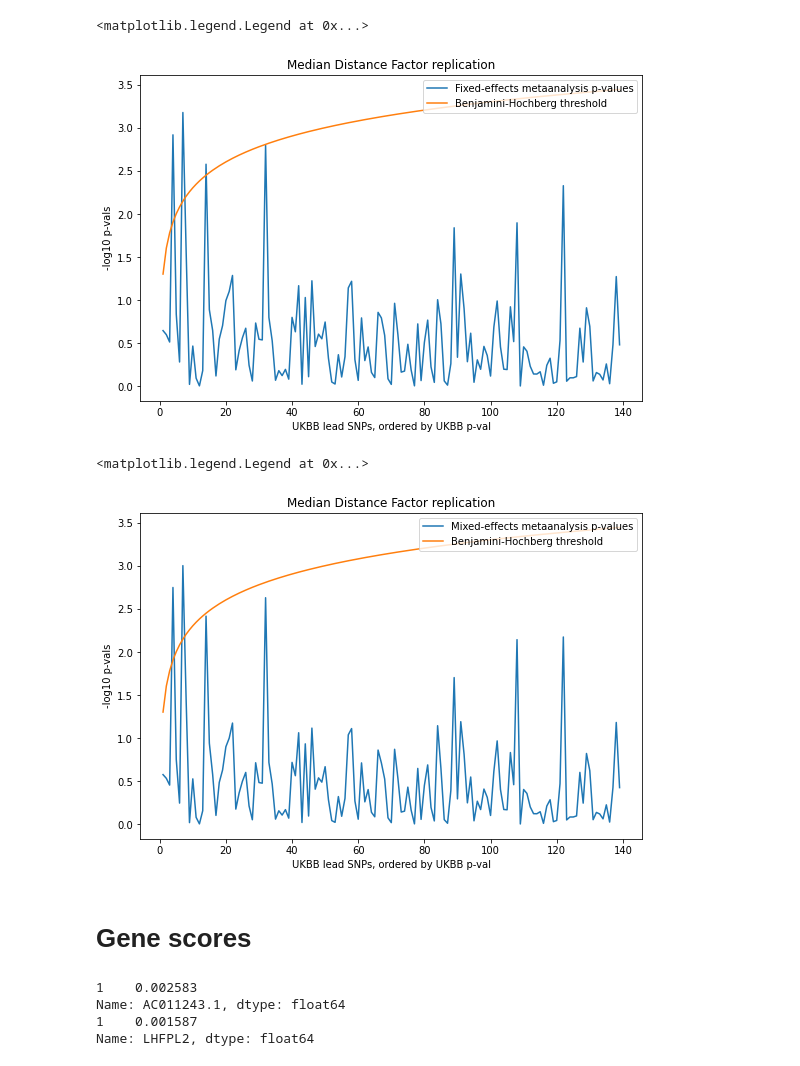
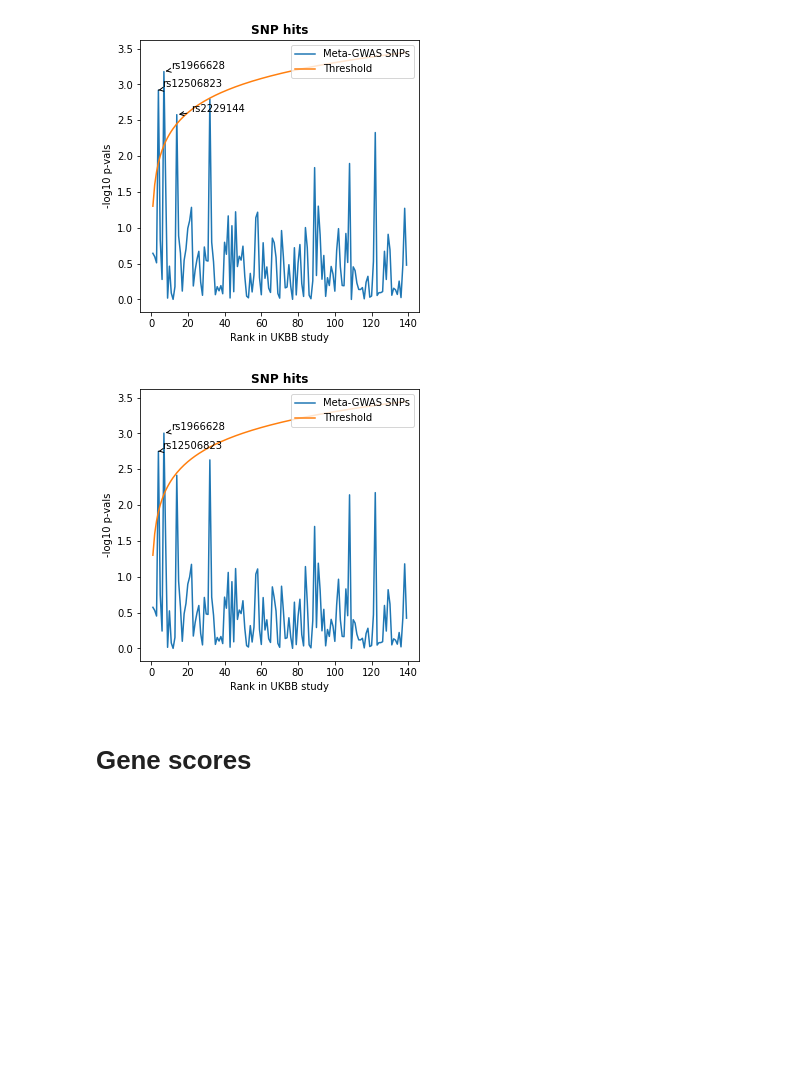
Before and after one commit to mjbeyeler/Stuff, a Jupyter notebook: colski_metaanalysis/colski_plots.ipynb, the cells around one changed output. Drawn from its saved outputs; the diff is of its cells as text; code cells hidden in the pictures; blank space fills up the shorter version.

Commit message:
colski plots

```diff
--- a/colski_metaanalysis/colski_plots.ipynb
+++ b/colski_metaanalysis/colski_plots.ipynb
@@ -4,7 +5,22 @@ import pandas as pd
 def get_bh_rows(df, p_col):
     i=1
     for j,row in df.iterrows():
-        if row[p_col] < 0.05/(i):
+        if row[p_col] <= 0.05/i:
             print(row)
         i=i+1
+
+def get_annotations(df, p_col):
+
+    x=[]
+    y=[]
+    txt = []
+    i=1
+    for j,row in df.iterrows():
+        if row[p_col] <= 0.05/i:
+            x.append(i)
+            y.append(row[p_col])
+            txt.append(df.index[i])
+        i=i+1
+
+    return x,y,txt
 # %%
@@ -22,29 +85,41 @@ df_me = df.loc[leadSNPs_sub]
 # %%
 from matplotlib import pyplot as plt
 import numpy as np
-plt.figure(figsize=[9,6])
+plt.figure(figsize=[5,5])
 plt.plot(range(1,df_fe.shape[0]+1),-np.log10(df_fe['P']))
 plt.plot(range(1,df_fe.shape[0]+1), -np.log10(0.05/np.linspace(1, df_fe.shape[0]+1, num=df_fe.shape[0])))
-plt.title("Median Distance Factor replication")
-plt.xlabel("UKBB lead SNPs, ordered by UKBB p-val")
+plt.title("SNP hits", fontweight='bold')
+plt.xlabel("Rank in UKBB study")
 plt.ylabel("-log10 p-vals")
-plt.legend(["Fixed-effects metaanalysis p-values", "Benjamini-Hochberg threshold"], loc='upper right')
+plt.legend(["Meta-GWAS SNPs", "Threshold"], loc='upper right')
+
+x,y,txt=get_annotations(df_fe,'P')
+
+for i,hit in enumerate(txt):
+    plt.annotate(hit, (x[i],-np.log10(y[i])), textcoords='offset points',arrowprops=dict(arrowstyle="->"))
+
+plt.savefig("/Users/mbeyele5/retina_tortuosity/output/GWAS_all/skipogh_DF_GWAS_Tanguy/fe_SNP_hits.tiff")
 # %% [output]
-<matplotlib.legend.Legend at 0x...>
-[figure, old version]
+[figure, new version]
 # %%
 from matplotlib import pyplot as plt
 import numpy as np
-plt.figure(figsize=[9,6])
+plt.figure(figsize=[5,5])
 plt.plot(range(1,df_me.shape[0]+1),-np.log10(df_me['P']))
 plt.plot(range(1,df_me.shape[0]+1), -np.log10(0.05/np.linspace(1, df_me.shape[0]+1, num=df_me.shape[0])))
-plt.title("Median Distance Factor replication")
-plt.xlabel("UKBB lead SNPs, ordered by UKBB p-val")
+plt.title("SNP hits", fontweight='bold')
+plt.xlabel("Rank in UKBB study")
 plt.ylabel("-log10 p-vals")
-plt.legend(["Mixed-effects metaanalysis p-values", "Benjamini-Hochberg threshold"], loc='upper right')
+plt.legend(["Meta-GWAS SNPs", "Threshold"], loc='upper right')
+
+x,y,txt=get_annotations(df_me,'P')
+
+for i,hit in enumerate(txt):
+    plt.annotate(hit, (x[i],-np.log10(y[i])), textcoords='offset points',arrowprops=dict(arrowstyle="->"))
+
+plt.savefig("/Users/mbeyele5/retina_tortuosity/output/GWAS_all/skipogh_DF_GWAS_Tanguy/me_SNP_hits.tiff")
 # %% [output]
-<matplotlib.legend.Legend at 0x...>
-[figure, old version]
+[figure, new version]
 # %% [markdown]
 # Gene scores
 # %%
@@ -61,10 +136,3 @@ me_geneScores = me_geneScores.loc[gene_hits_sub]
 
 gene_hits_sub = [i for i in gene_hits if i in fe_geneScores.index]
 fe_geneScores = fe_geneScores.loc[gene_hits_sub]
-# %%
-get_bh_rows(fe_geneScores,1)
-# %% [output]
-1    0.002583
-Name: AC011243.1, dtype: float64
-1    0.001587
-Name: LHFPL2, dtype: float64
```
Also changed, not shown: parts of 10 cells of this notebook.
